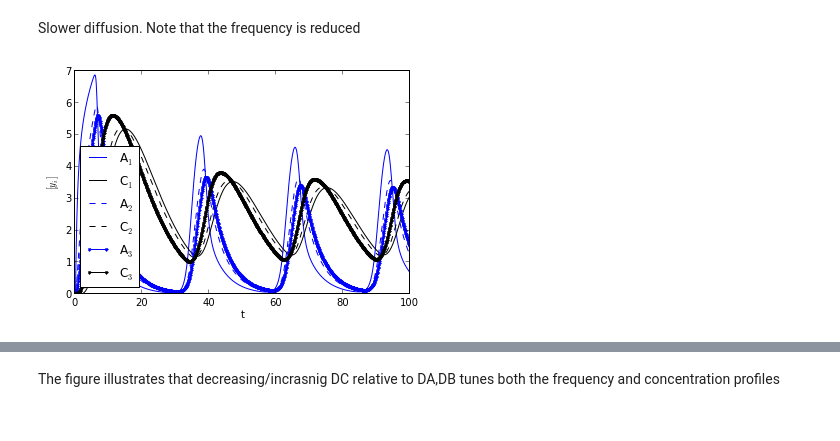
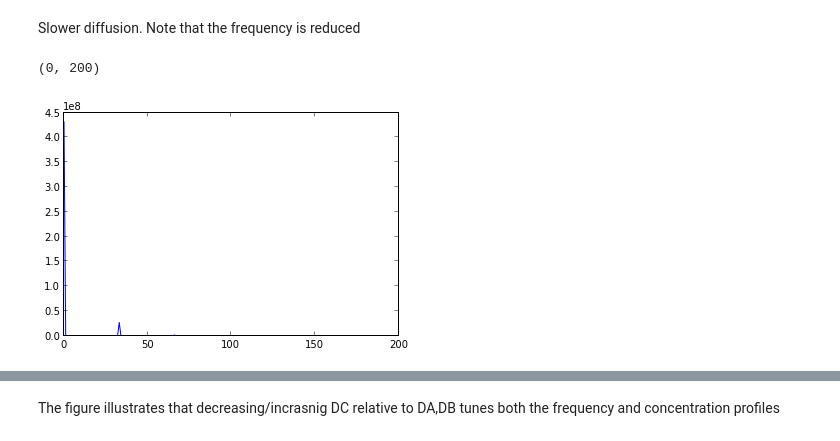
Before and after one commit to huskeypm/enzymekineticsacs, a Jupyter notebook: compart.ipynb, the cells around one changed output, grey strips where cells are left out. Saved outputs shown, nothing was run; the diff lists cells and outputs as text; code cells hidden in the pictures.

```diff
--- a/compart.ipynb
+++ b/compart.ipynb
@@ -43,3 +57,5 @@ import scipyimport scipy.integrate#split up rxmsclass ParamsGoodwin:  a1=360;  k
+# %%
+def freq(yt,t):  tss = 100  idx = np.where(t > tss)  cA1 = np.ndarray.flatten(yt[idx,8])  fk = numpy.fft.rfft(cA1)    return np.abs(fk*fk)
 # %% [markdown]
 Here we have three well-mixed compartments (D large), with the first enzymes in compartment 1 and the second in compartment 3.
 # %%
@@ -49,7 +65,10 @@ params = ParamsGoodwin()y0 = np.zeros(9)params.DA=params.DB=params.DC=100.tfast
 # %% [markdown]
 Slower diffusion. Note that the frequency is reduced
 # %%
-params = ParamsGoodwin()y0 = np.zeros(9)params.DA=params.DB=params.DC=1.tslow = scipy.linspace(0.,100.,1000)ytslow=threeCompOscmodel(t,y0,params)
+params = ParamsGoodwin()y0 = np.zeros(9)params.DA=params.DB=params.DC=1.tslow = scipy.linspace(0.,1000.,10000)ytslow=threeCompOscmodel(tslow,y0,params)
-# %% [output]
-[figure, removed]
+# %%
+plot(freq(ytslow,tslow))xlim(0,200)#plot(ytslow[:,8])
+# %% [output]
+(0, 200)
+[figure, added]
 # %%
```
Also changed, not shown: parts of 26 cells of this notebook, 1 other file.
